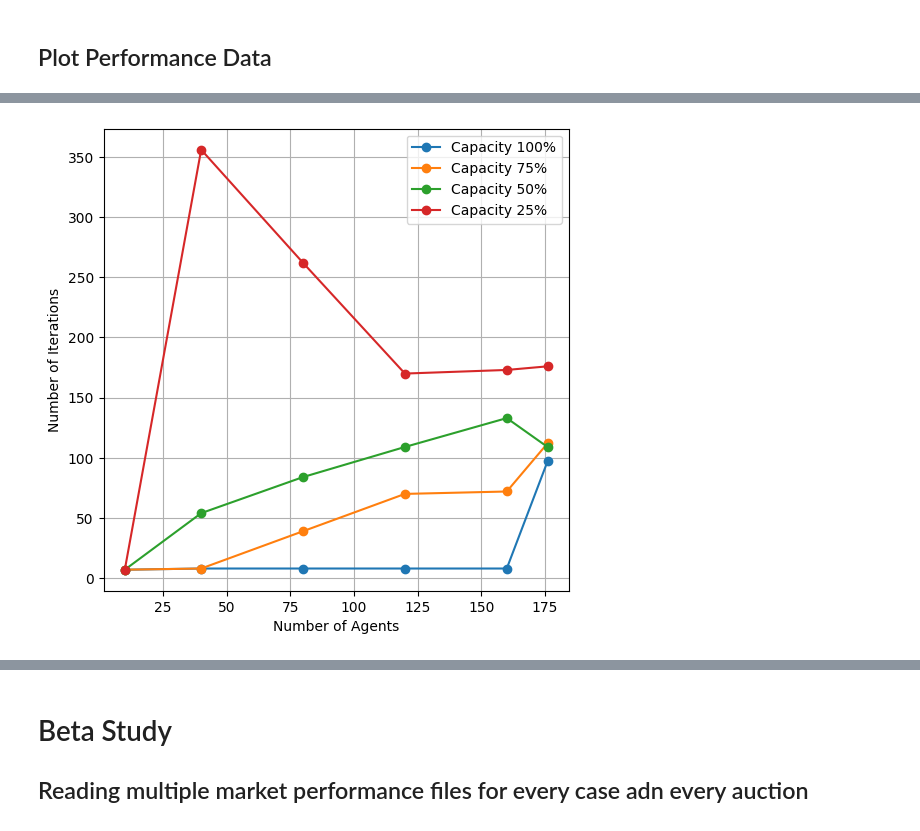
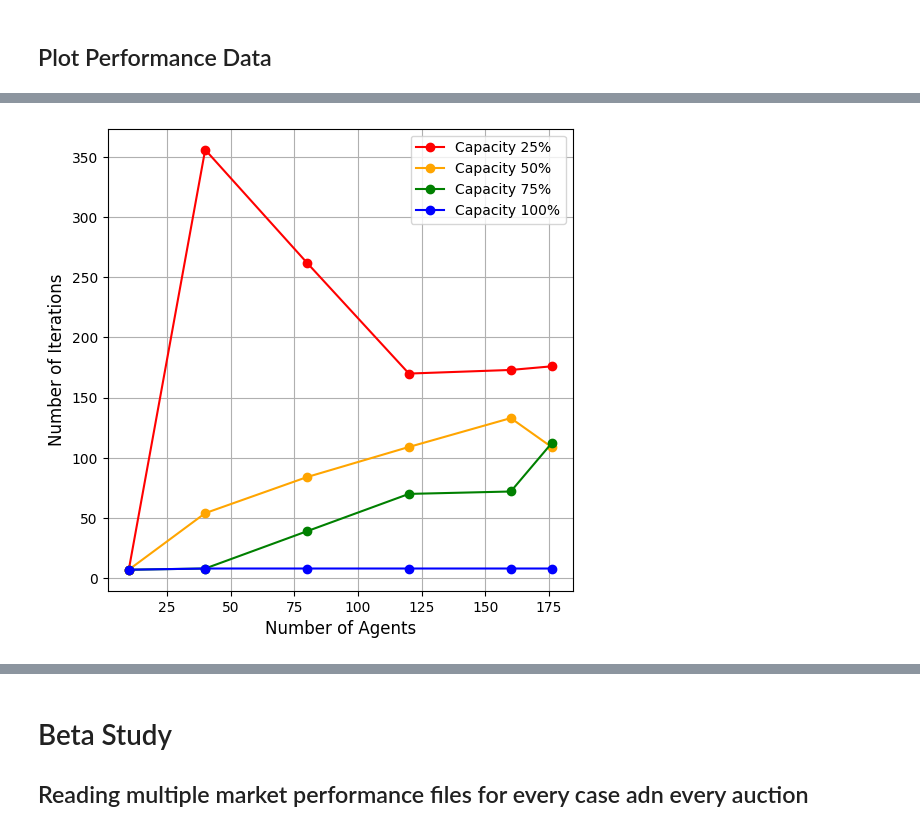
Before and after one commit to sastry-group/Mechanism-Design-for-AAM, a Jupyter notebook: ic/fisher/Fisher_data_reader.ipynb, the cells around one changed output, grey strips where cells are left out. Cells and saved outputs as stored; diff of their text form; code cells hidden in the pictures.

```diff
--- a/ic/fisher/Fisher_data_reader.ipynb
+++ b/ic/fisher/Fisher_data_reader.ipynb
@@ -232,29 +207,33 @@ else:
 # %%
 # Plotting the data
 plt.figure(figsize=(6, 6))
 # plt.title("Market Performance by Capacity")
-plt.ylabel("Number of Iterations")
-plt.xlabel("Number of Agents")
+plt.ylabel("Number of Iterations", fontsize=12)
+plt.xlabel("Number of Agents", fontsize=12)
 # plt.yticks(range(0, combined_df["Number_Interations"].max() + 10, 10))
 plt.grid()
 capacities = [100,75,50,25]
+combined_df = combined_df.sort_values(by=["Number_Agents", "Capacity"])
+
+colors = {14: 'blue', 10: 'green', 7: 'orange', 4: 'red'}
+# combined_df = combined_df.sort_values(by="Capacity")
 for capacity in combined_df["Capacity"].unique():
-    if capacity == 13:
+    if capacity == 14:
         cap = 100
     elif capacity == 10:
         cap = 75
     elif capacity == 7:
         cap = 50
     elif capacity == 4:
         cap = 25
     subset = combined_df[combined_df["Capacity"] == capacity]
-    plt.plot(subset["Number_Agents"], subset["Number_Interations"], label=f"Capacity {cap}%", marker='o')
+    plt.plot(subset["Number_Agents"], subset["Number_Interations"], label=f"Capacity {cap}%", marker='o', color=colors[capacity])
 
 plt.legend()
 current_dir = os.getcwd()
 plt.savefig(f"{current_dir}/plots/nagents_niter.png")
 # %% [output]
-[figure, old version]
+[figure, new version]
 # %%
 # Plotting the data
 plt.figure(figsize=(12, 6))
```
Also changed, not shown: parts of 12 cells of this notebook, 22 other files.
